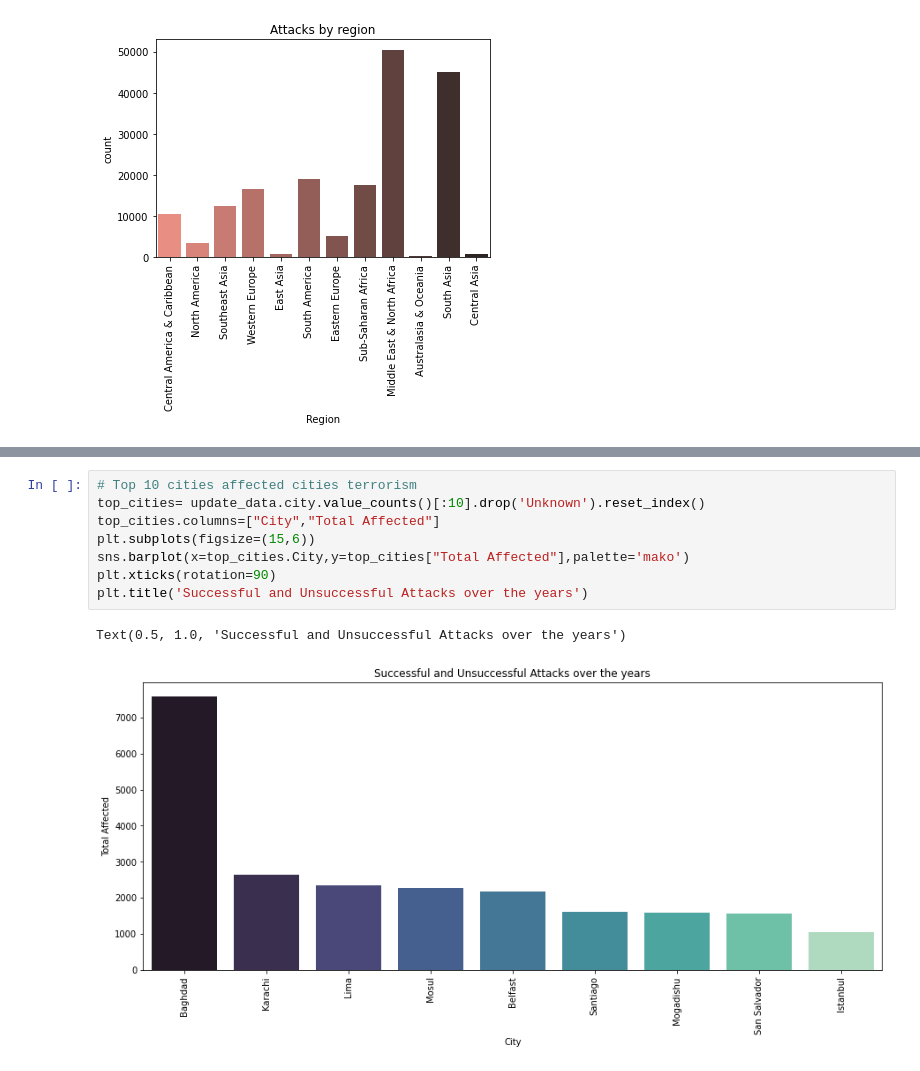
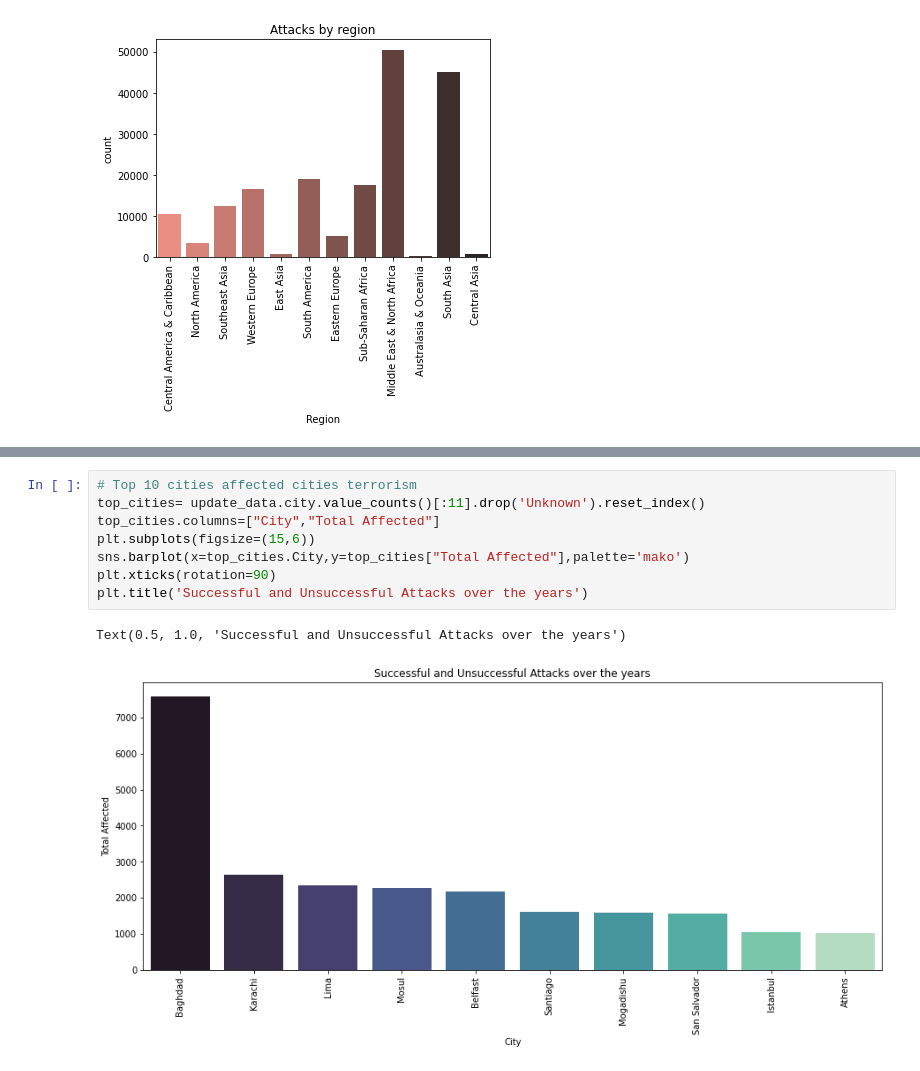
Before and after one commit to Sumit3301/EDA-on-Terrorism, a Jupyter notebook: EDA_Terrorism.ipynb, the cells around one changed output, grey strips where cells are left out. Cells and saved outputs as stored; diff of their text form.

```diff
--- a/EDA_Terrorism.ipynb
+++ b/EDA_Terrorism.ipynb
@@ -121,11 +164,11 @@ Text(0.5, 1.0, 'Top 10 Affected countries')
 # %%
 # Top 10 cities affected cities terrorism
-top_cities= update_data.city.value_counts()[:10].drop('Unknown').reset_index()
+top_cities= update_data.city.value_counts()[:11].drop('Unknown').reset_index()
 top_cities.columns=["City","Total Affected"]
 plt.subplots(figsize=(15,6))
 sns.barplot(x=top_cities.City,y=top_cities["Total Affected"],palette='mako')
 plt.xticks(rotation=90)
 plt.title('Successful and Unsuccessful Attacks over the years')
 # %% [output]
 Text(0.5, 1.0, 'Successful and Unsuccessful Attacks over the years')
-[figure, old version]
+[figure, new version]
```
Also changed, not shown: parts of 16 cells of this notebook, 2 other files.
